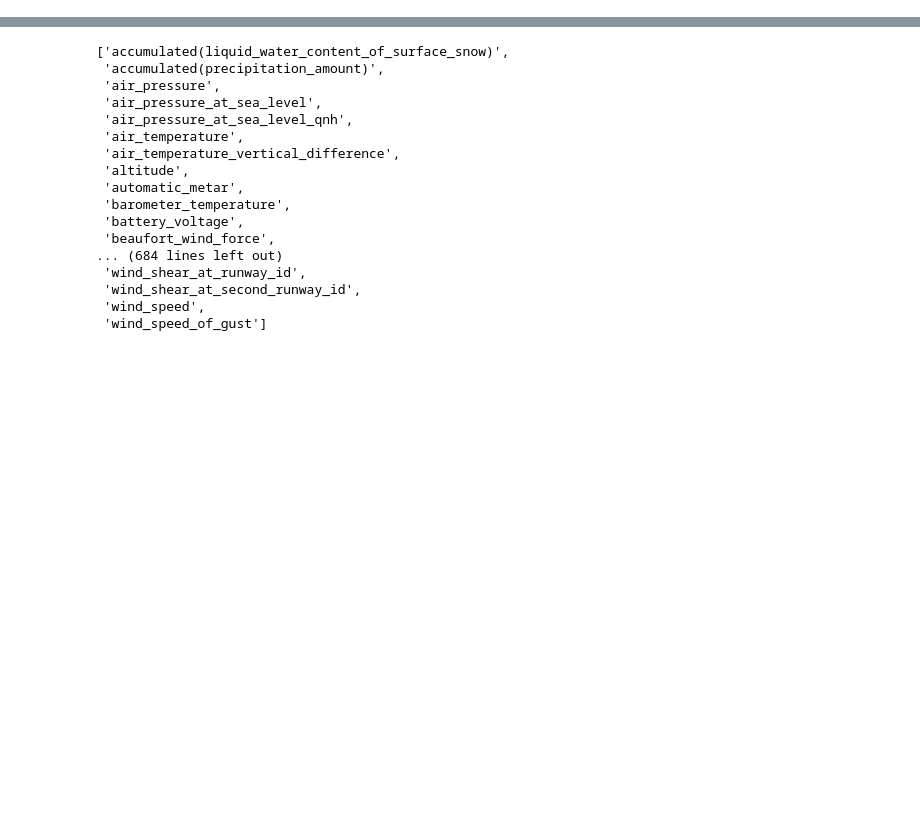
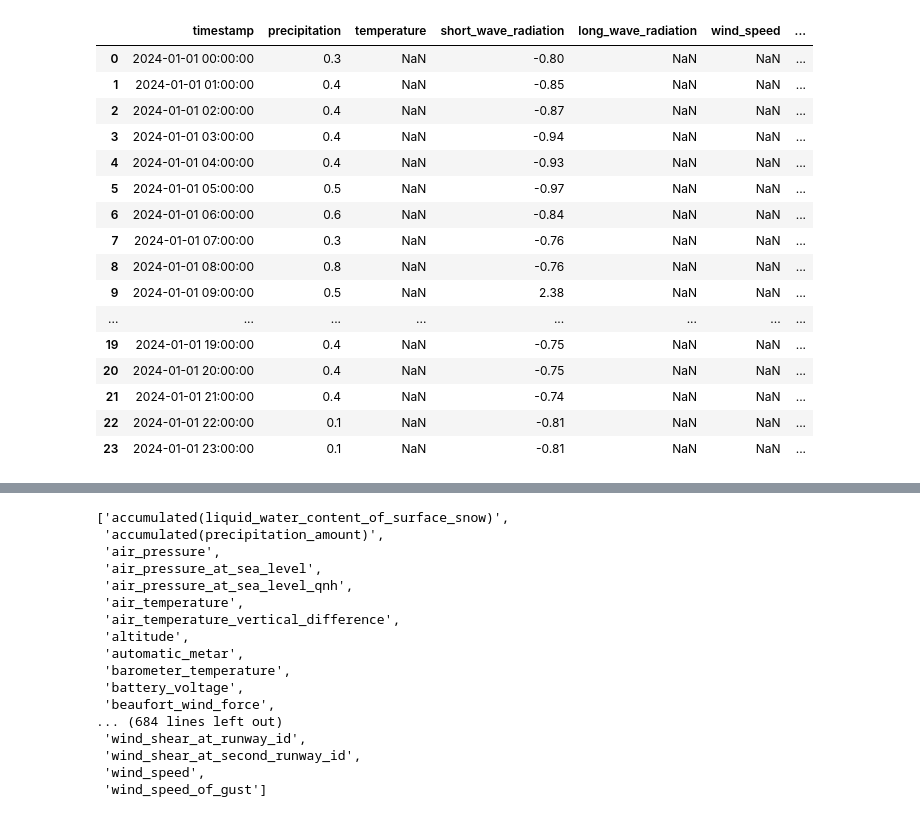
Before and after one commit to NTNUSmartWater/DigiH2O-Platform, a Jupyter notebook: process.ipynb, the cells around one changed output, grey strips where cells are left out. Cells and saved outputs as stored; diff of their text form; code cells hidden in the pictures; blank space fills up the shorter version.

Commit message:
Working on MET data API

```diff
--- a/process.ipynb
+++ b/process.ipynb
@@ -43,9 +18,13 @@ df
 url = "https://frost.met.no/observations/v0.jsonld"
 headers = {'Accept': 'application/json'}
 columns = [
-    "precipitation_amount", "air_temperature",
-    "short_wave_radiation", 'long_wave_radiation',
-    "wind_speed", "relative_humidity", 'air_pressure'
+    "mean(air_temperature PT1H)",
+    "mean(wind_speed PT1H)",
+    "mean(surface_air_pressure PT1H)",
+    "mean(relative_humidity PT1H)",
+    "sum(precipitation_amount PT1H)",
+    "mean(surface_downwelling_shortwave_flux_in_air PT1H)",
+    'mean(surface_downwelling_longwave_flux_in_air PT1H)'
 ]
 params = {
     "sources": "SN18700", "elements": ",".join(columns),
@@ -61,9 +40,11 @@ for item in data:
     time = item['referenceTime']
     for obs in item['observations']:
         rows.append({
-            "timestamp": time, 'element': obs['elementId'], "value": obs['value'], 'timeResolution': obs['timeResolution'],
+            "timestamp": time, 'element': obs['elementId'],
+            "value": obs['value'], 'timeResolution': obs['timeResolution'],
             "height": obs.get('level', {}).get('value'), "qualityCode": obs.get('qualityCode')
         })
 df = pd.DataFrame(rows)
 df['timestamp'] = pd.to_datetime(df['timestamp']).dt.strftime('%Y-%m-%d %H:%M:%S')
-df
+df = df[df['timeResolution'] == 'PT1H'].reset_index(drop=True)
+weather_df = pd.DataFrame(data={'timestamp': df['timestamp'].unique()})
@@ -172,0 +51,48 @@ r.json()["data"]
+# %%
+pre_mask = (df['element'] == 'sum(precipitation_amount PT1H)')
+df.loc[pre_mask, 'precipitation'] = df.loc[pre_mask, 'value']
+pre_df = df[~df['precipitation'].isna()]
+weather_df = weather_df.merge(pre_df[['timestamp', 'precipitation']], how='left', on='timestamp')
+temp_mask = (df['element'] == 'mean(air_temperature PT1H)') & (df['height'] == 2)
+df.loc[temp_mask, 'temperature'] = df.loc[temp_mask, 'value']
+temp_df = df[~df['temperature'].isna()]
+weather_df = weather_df.merge(temp_df[['timestamp', 'temperature']], how='left', on='timestamp')
+short_mask = (df['element'] == 'mean(surface_downwelling_shortwave_flux_in_air PT1H)')
+df.loc[short_mask, 'short_wave_radiation'] = df.loc[short_mask, 'value']
+short_df = df[~df['short_wave_radiation'].isna()]
+weather_df = weather_df.merge(short_df[['timestamp', 'short_wave_radiation']], how='left', on='timestamp')
+long_mask = (df['element'] == 'mean(surface_downwelling_longwave_flux_in_air PT1H)')
+df.loc[long_mask, 'long_wave_radiation'] = df.loc[long_mask, 'value']
+long_df = df[~df['long_wave_radiation'].isna()]
+weather_df = weather_df.merge(long_df[['timestamp', 'long_wave_radiation']], how='left', on='timestamp')
+wind_mask = (df['element'] == 'mean(wind_speed PT1H)') & (df['height'] == 10)
+df.loc[wind_mask, 'wind_speed'] = df.loc[wind_mask, 'value']
+wind_df = df[~df['wind_speed'].isna()]
+weather_df = weather_df.merge(wind_df[['timestamp', 'wind_speed']], how='left', on='timestamp')
+humidity_mask = (df['element'] == 'mean(relative_humidity PT1H)')
+df.loc[humidity_mask, 'humidity'] = df.loc[humidity_mask, 'value']
+humidity_df = df[~df['humidity'].isna()]
+weather_df = weather_df.merge(humidity_df[['timestamp', 'humidity']], how='left', on='timestamp')
+pressure_mask = (df['element'] == 'mean(surface_air_pressure PT1H)')
+df.loc[pressure_mask, 'pressure'] = df.loc[pressure_mask, 'value']
+pressure_df = df[~df['pressure'].isna()]
+weather_df = weather_df.merge(pressure_df[['timestamp', 'pressure']], how='left', on='timestamp')
+weather_df
+# %% [output]
+|  | timestamp | precipitation | temperature | short_wave_radiation | long_wave_radiation | wind_speed | ... |
+| 0 | 2024-01-01 00:00:00 | 0.3 | NaN | -0.80 | NaN | NaN | ... |
+| 1 | 2024-01-01 01:00:00 | 0.4 | NaN | -0.85 | NaN | NaN | ... |
+| 2 | 2024-01-01 02:00:00 | 0.4 | NaN | -0.87 | NaN | NaN | ... |
+| 3 | 2024-01-01 03:00:00 | 0.4 | NaN | -0.94 | NaN | NaN | ... |
+| 4 | 2024-01-01 04:00:00 | 0.4 | NaN | -0.93 | NaN | NaN | ... |
+| 5 | 2024-01-01 05:00:00 | 0.5 | NaN | -0.97 | NaN | NaN | ... |
+| 6 | 2024-01-01 06:00:00 | 0.6 | NaN | -0.84 | NaN | NaN | ... |
+| 7 | 2024-01-01 07:00:00 | 0.3 | NaN | -0.76 | NaN | NaN | ... |
+| 8 | 2024-01-01 08:00:00 | 0.8 | NaN | -0.76 | NaN | NaN | ... |
+| 9 | 2024-01-01 09:00:00 | 0.5 | NaN | 2.38 | NaN | NaN | ... |
+| ... | ... | ... | ... | ... | ... | ... | ... |
+| 19 | 2024-01-01 19:00:00 | 0.4 | NaN | -0.75 | NaN | NaN | ... |
+| 20 | 2024-01-01 20:00:00 | 0.4 | NaN | -0.75 | NaN | NaN | ... |
+| 21 | 2024-01-01 21:00:00 | 0.4 | NaN | -0.74 | NaN | NaN | ... |
+| 22 | 2024-01-01 22:00:00 | 0.1 | NaN | -0.81 | NaN | NaN | ... |
+| 23 | 2024-01-01 23:00:00 | 0.1 | NaN | -0.81 | NaN | NaN | ... |
```
Also changed, not shown: parts of 9 cells of this notebook, 5 other files.
